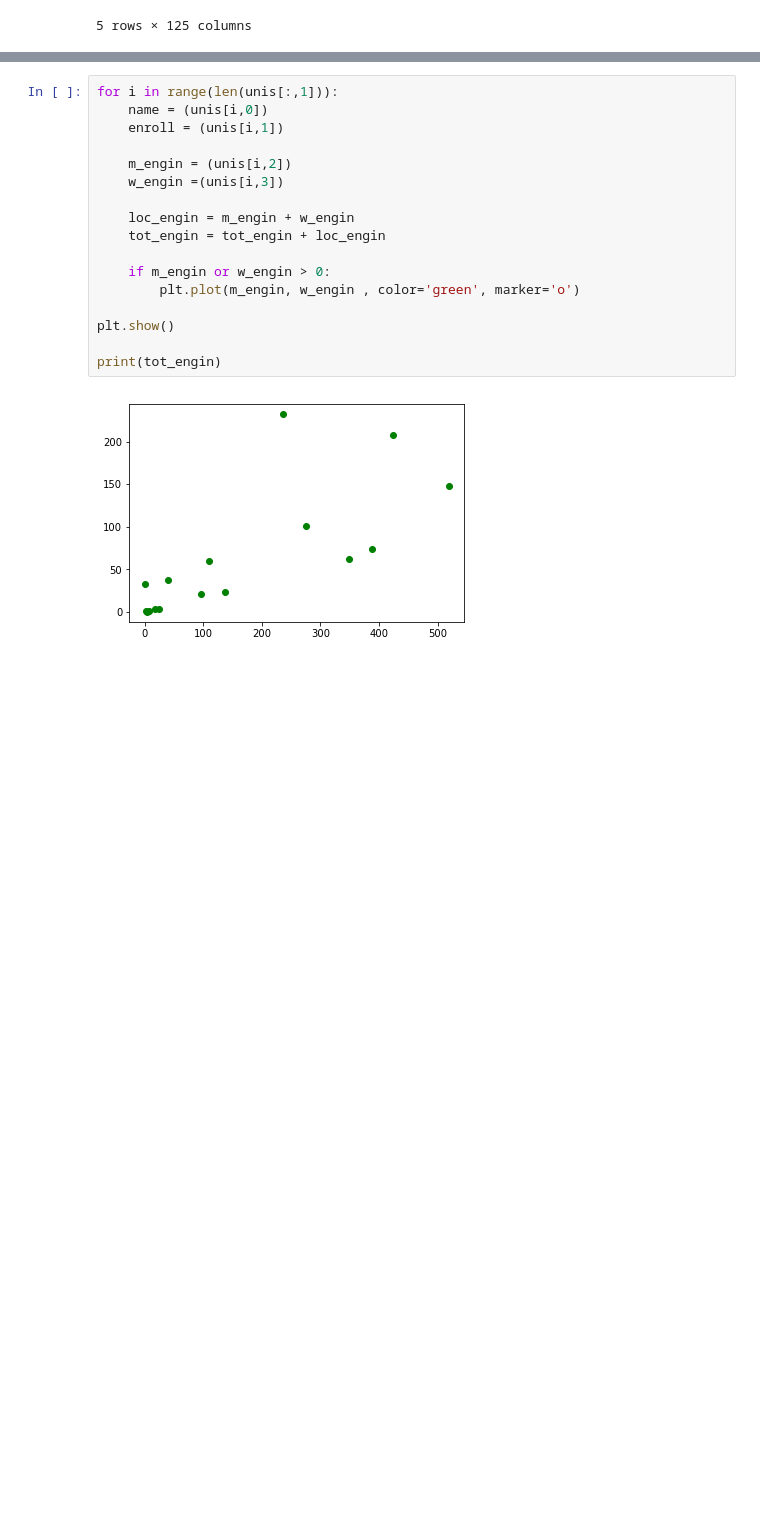
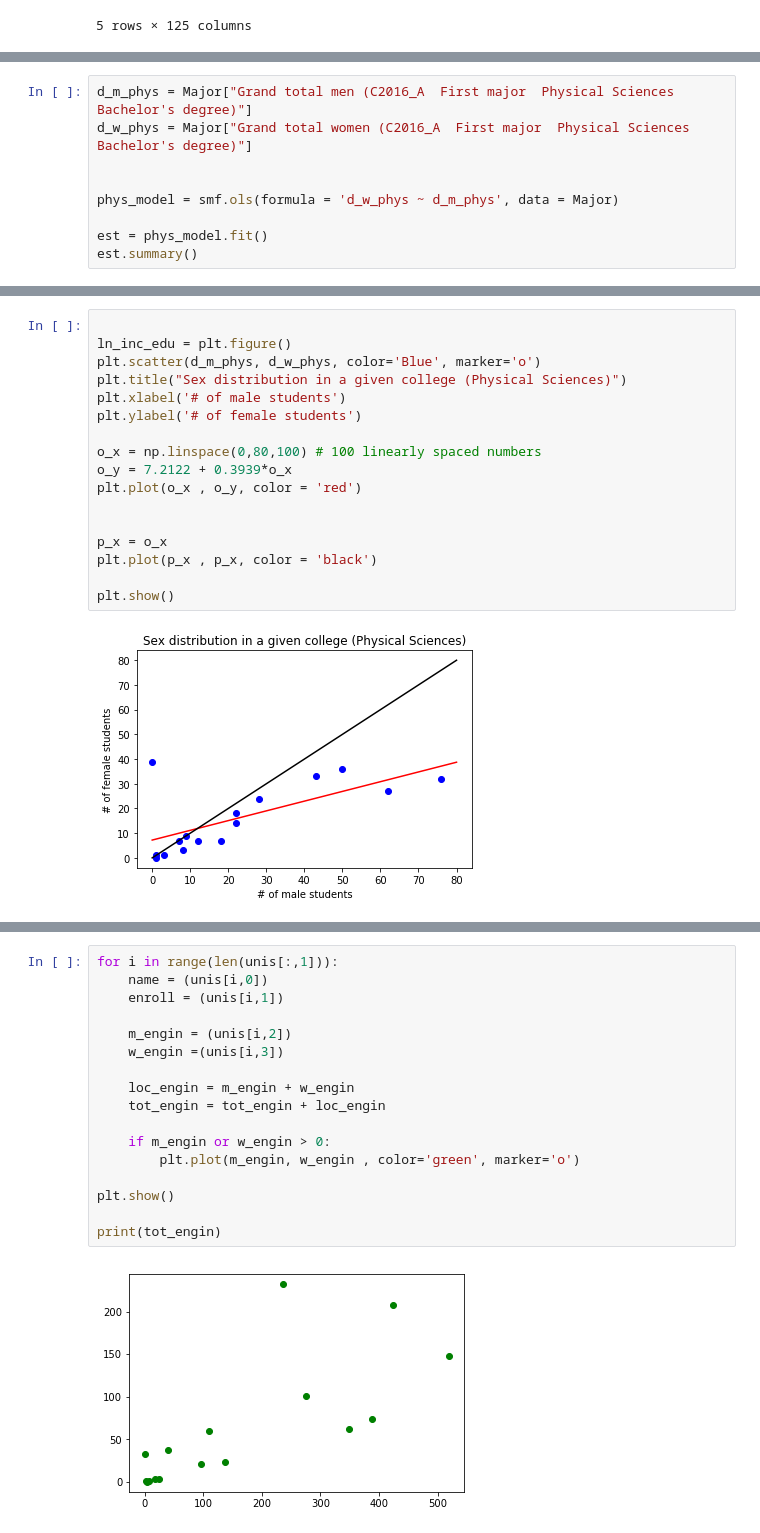
Before and after one commit to FMazzoni/bootcamp18, a Jupyter notebook: Active.ipynb, the cells around one changed output, grey strips where cells are left out. Cells and saved outputs as stored; diff of their text form; blank space fills up the shorter version.

```diff
--- a/Active.ipynb
+++ b/Active.ipynb
@@ -88,0 +211,9 @@ tot_phys = 0
+# %%
+d_m_phys = Major["Grand total men (C2016_A  First major  Physical Sciences  Bachelor's degree)"]
+d_w_phys = Major["Grand total women (C2016_A  First major  Physical Sciences  Bachelor's degree)"]
+
+
+phys_model = smf.ols(formula = 'd_w_phys ~ d_m_phys', data = Major)
+
+est = phys_model.fit()
+est.summary()
@@ -88,0 +238,19 @@ tot_phys = 0
+# %%
+
+ln_inc_edu = plt.figure()
+plt.scatter(d_m_phys, d_w_phys, color='Blue', marker='o')
+plt.title("Sex distribution in a given college (Physical Sciences)")
+plt.xlabel('# of male students')
+plt.ylabel('# of female students')
+
+o_x = np.linspace(0,80,100) # 100 linearly spaced numbers
+o_y = 7.2122 + 0.3939*o_x
+plt.plot(o_x , o_y, color = 'red')
+
+
+p_x = o_x
+plt.plot(p_x , p_x, color = 'black')
+
+plt.show()
+# %% [output]
+[figure, added]
```
Also changed, not shown: parts of 37 cells of this notebook.
